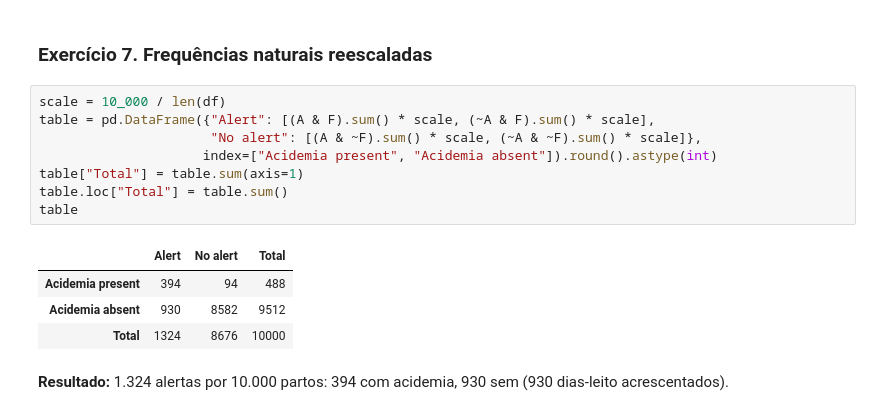
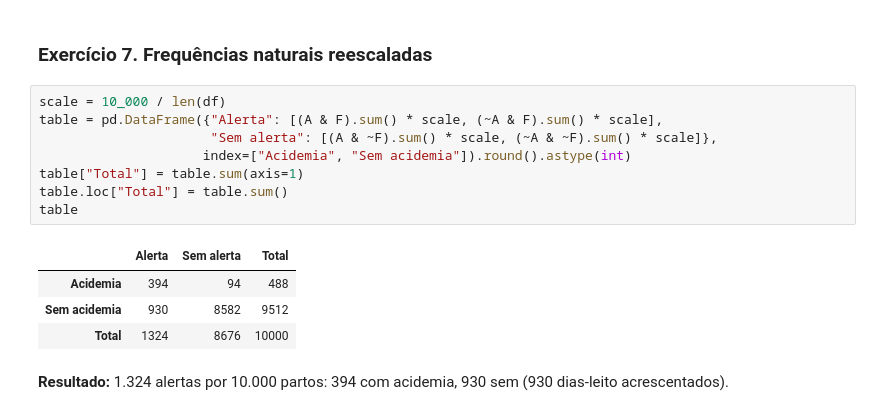
Before and after one commit to marcelosilva2604/data-science-ml-ai-in-health-volume-1, a Jupyter notebook: chapters/ch11/ch11_probabilidade_pt.ipynb, the cells around one changed output. Drawn from its saved outputs; the diff is of its cells as text.

```diff
--- a/chapters/ch11/ch11_probabilidade_pt.ipynb
+++ b/chapters/ch11/ch11_probabilidade_pt.ipynb
@@ -285,16 +290,16 @@ for sensitivity, prevalence in scenarios:
 ### Exercício 7. Frequências naturais reescaladas
 # %%
 scale = 10_000 / len(df)
-table = pd.DataFrame({"Alert": [(A & F).sum() * scale, (~A & F).sum() * scale],
-                      "No alert": [(A & ~F).sum() * scale, (~A & ~F).sum() * scale]},
-                     index=["Acidemia present", "Acidemia absent"]).round().astype(int)
+table = pd.DataFrame({"Alerta": [(A & F).sum() * scale, (~A & F).sum() * scale],
+                      "Sem alerta": [(A & ~F).sum() * scale, (~A & ~F).sum() * scale]},
+                     index=["Acidemia", "Sem acidemia"]).round().astype(int)
 table["Total"] = table.sum(axis=1)
 table.loc["Total"] = table.sum()
 table
 # %% [output]
-|  | Alert | No alert | Total |
-| Acidemia present | 394 | 94 | 488 |
-| Acidemia absent | 930 | 8582 | 9512 |
+|  | Alerta | Sem alerta | Total |
+| Acidemia | 394 | 94 | 488 |
+| Sem acidemia | 930 | 8582 | 9512 |
 | Total | 1324 | 8676 | 10000 |
 # %% [markdown]
 **Resultado:** 1.324 alertas por 10.000 partos: 394 com acidemia, 930 sem (930 dias-leito acrescentados).
```
Also changed, not shown: parts of 10 cells of this notebook, 7 other files.
